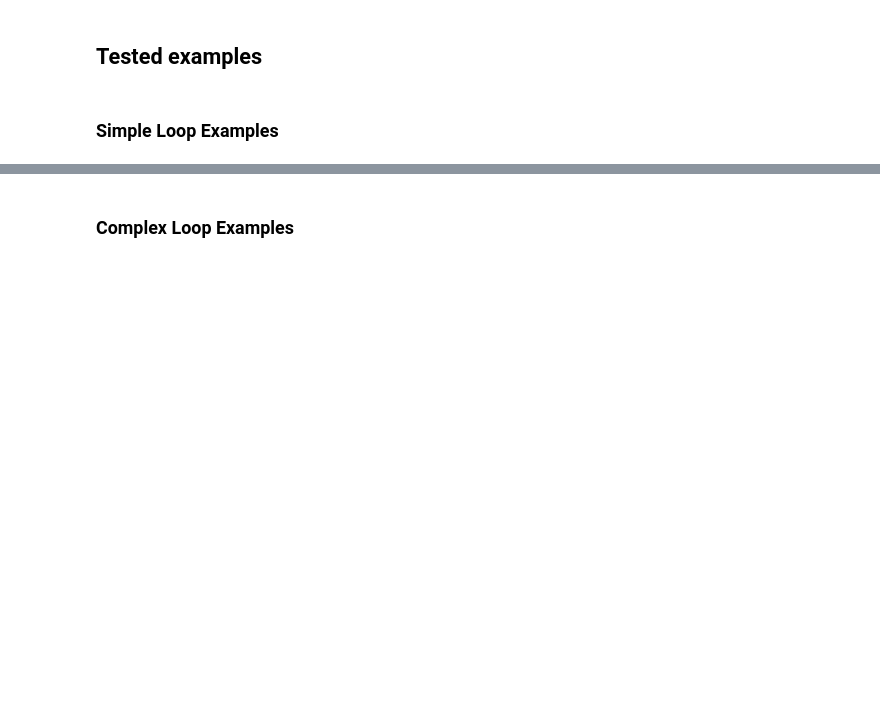
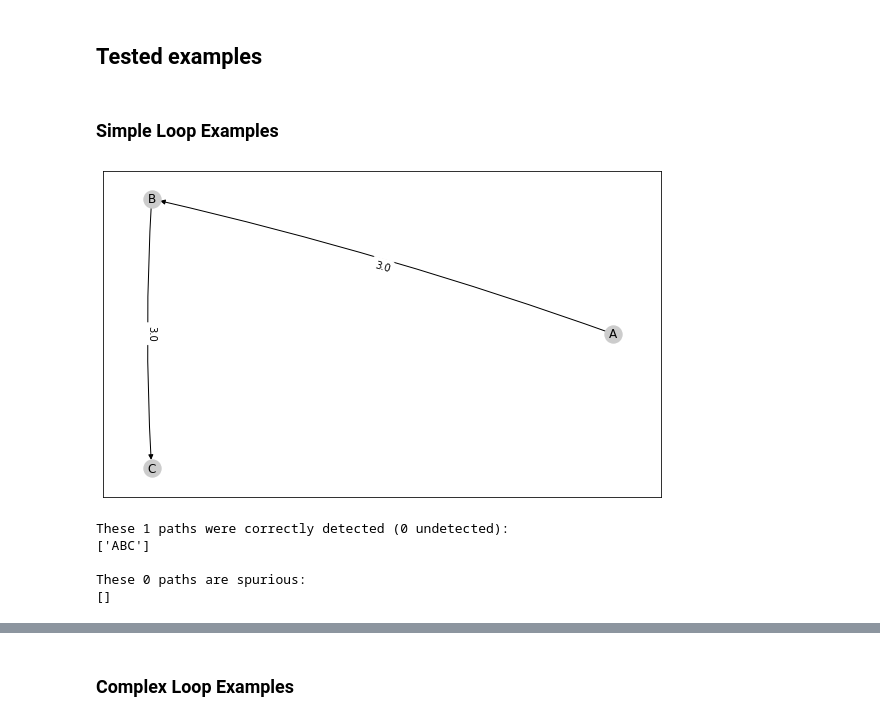
Before and after one commit to jpgil/logdelay, a Jupyter notebook: notebooks/2-structures/2020-01-25-Tests-forCliques.ipynb, the cells around one changed output, grey strips where cells are left out. Drawn from its saved outputs; the diff is of its cells as text; code cells hidden in the pictures; blank space fills up the shorter version.

```diff
--- a/notebooks/2-structures/2020-01-25-Tests-forCliques.ipynb
+++ b/notebooks/2-structures/2020-01-25-Tests-forCliques.ipynb
@@ -2,7 +2,9 @@
 # Test Battery for Clique Detection
 # %%
 # Parameters
-METHOD_ID="2020-01-24 all pairs"
+METHOD_ID="2020-01-20 partial pairs"
+# METHOD_ID="2020-01-24 all pairs"
+# METHOD_ID="2020-01-25 untangled"
 # %%
 %load_ext autoreload
 %autoreload 2
@@ -191,6 +275,18 @@ def split_in_freqGraph( successorsGraph ):
 ## Tested examples
 # %% [markdown]
 ### Simple Loop Examples
+# %%
+T = [
+    list("ABCABC"),
+]
+g, b = evaluate_against(T, ["ABC"] )
+# %% [output]
+[figure, added]
+These 1 paths were correctly detected (0 undetected):
+['ABC']
+
+These 0 paths are spurious:
+[]
 # %%
 T = [
     list("ABCDABCD"),
```
Also changed, not shown: parts of 22 cells of this notebook, 2 other files.
